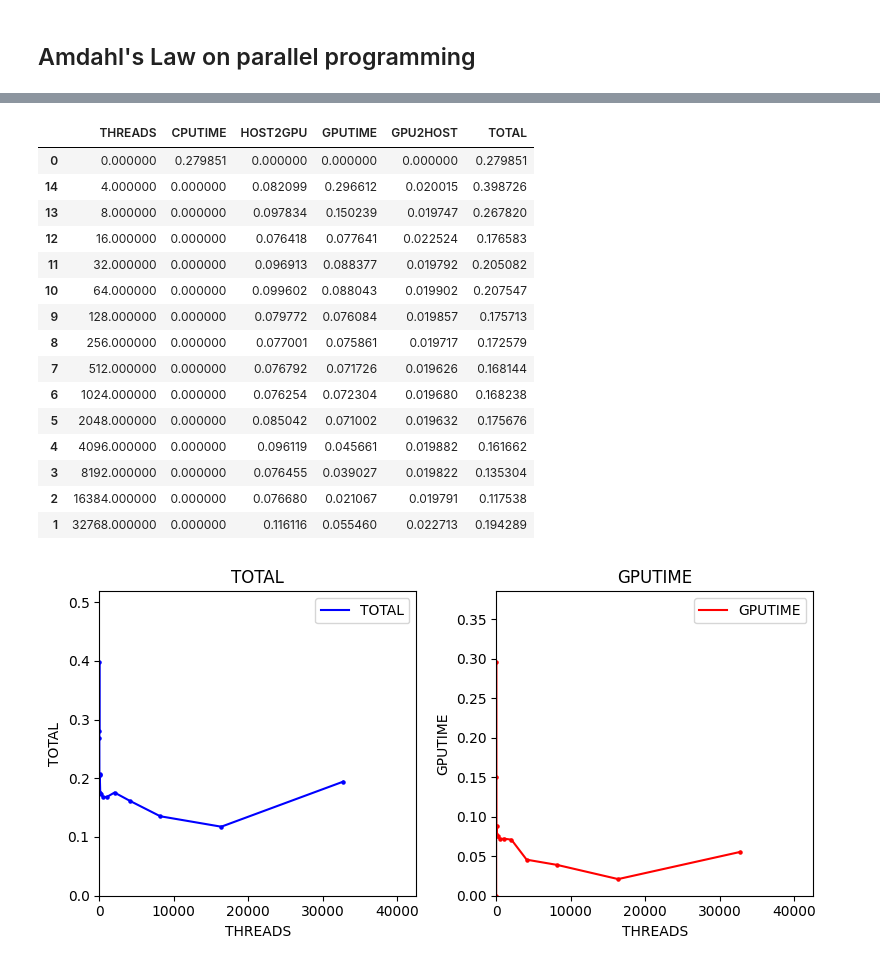
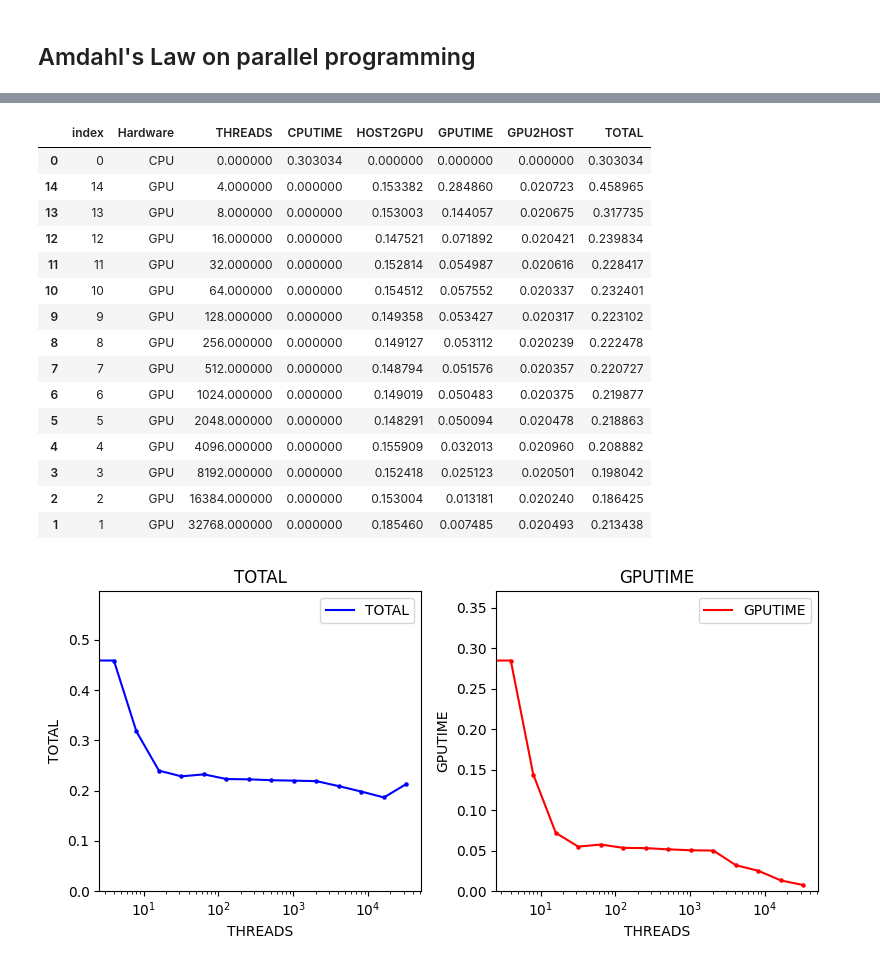
Before and after one commit to CS203UCR/2024fa, a Jupyter notebook: demo/amdahlslaw/amdahlslaw.ipynb, the cells around one changed output, grey strips where cells are left out. Saved outputs shown, nothing was run; the diff lists cells and outputs as text; code cells hidden in the pictures.

```diff
--- a/demo/amdahlslaw/amdahlslaw.ipynb
+++ b/demo/amdahlslaw/amdahlslaw.ipynb
@@ -195,24 +219,24 @@ sys     0m0.164s
 # %%
 df = render_csv("./vmul/vmul.csv")
 df["TOTAL"] = df["CPUTIME"] + df["HOST2GPU"] + df["GPUTIME"] + df["GPU2HOST"]
 df = df.sort_values(by=["THREADS"], ascending=True)
 display_df_mono(df)
-plotPE(df=df, lines=True, what=[ ('THREADS', "TOTAL"), ('THREADS', "GPUTIME")], columns=2)
+plotPE(df=df, logx=2, lines=True, what=[ ('THREADS', "TOTAL"), ('THREADS', "GPUTIME")], columns=2)
 # %% [output]
-|  | THREADS | CPUTIME | HOST2GPU | GPUTIME | GPU2HOST | TOTAL |
-| 0 | 0.000000 | 0.279851 | 0.000000 | 0.000000 | 0.000000 | 0.279851 |
-| 14 | 4.000000 | 0.000000 | 0.082099 | 0.296612 | 0.020015 | 0.398726 |
-| 13 | 8.000000 | 0.000000 | 0.097834 | 0.150239 | 0.019747 | 0.267820 |
-| 12 | 16.000000 | 0.000000 | 0.076418 | 0.077641 | 0.022524 | 0.176583 |
-| 11 | 32.000000 | 0.000000 | 0.096913 | 0.088377 | 0.019792 | 0.205082 |
-| 10 | 64.000000 | 0.000000 | 0.099602 | 0.088043 | 0.019902 | 0.207547 |
-| 9 | 128.000000 | 0.000000 | 0.079772 | 0.076084 | 0.019857 | 0.175713 |
-| 8 | 256.000000 | 0.000000 | 0.077001 | 0.075861 | 0.019717 | 0.172579 |
-| 7 | 512.000000 | 0.000000 | 0.076792 | 0.071726 | 0.019626 | 0.168144 |
-| 6 | 1024.000000 | 0.000000 | 0.076254 | 0.072304 | 0.019680 | 0.168238 |
-| 5 | 2048.000000 | 0.000000 | 0.085042 | 0.071002 | 0.019632 | 0.175676 |
-| 4 | 4096.000000 | 0.000000 | 0.096119 | 0.045661 | 0.019882 | 0.161662 |
-| 3 | 8192.000000 | 0.000000 | 0.076455 | 0.039027 | 0.019822 | 0.135304 |
-| 2 | 16384.000000 | 0.000000 | 0.076680 | 0.021067 | 0.019791 | 0.117538 |
-| 1 | 32768.000000 | 0.000000 | 0.116116 | 0.055460 | 0.022713 | 0.194289 |
+|  | index | Hardware | THREADS | CPUTIME | HOST2GPU | GPUTIME | GPU2HOST | TOTAL |
+| 0 | 0 | CPU | 0.000000 | 0.303034 | 0.000000 | 0.000000 | 0.000000 | 0.303034 |
+| 14 | 14 | GPU | 4.000000 | 0.000000 | 0.153382 | 0.284860 | 0.020723 | 0.458965 |
+| 13 | 13 | GPU | 8.000000 | 0.000000 | 0.153003 | 0.144057 | 0.020675 | 0.317735 |
+| 12 | 12 | GPU | 16.000000 | 0.000000 | 0.147521 | 0.071892 | 0.020421 | 0.239834 |
+| 11 | 11 | GPU | 32.000000 | 0.000000 | 0.152814 | 0.054987 | 0.020616 | 0.228417 |
+| 10 | 10 | GPU | 64.000000 | 0.000000 | 0.154512 | 0.057552 | 0.020337 | 0.232401 |
+| 9 | 9 | GPU | 128.000000 | 0.000000 | 0.149358 | 0.053427 | 0.020317 | 0.223102 |
+| 8 | 8 | GPU | 256.000000 | 0.000000 | 0.149127 | 0.053112 | 0.020239 | 0.222478 |
+| 7 | 7 | GPU | 512.000000 | 0.000000 | 0.148794 | 0.051576 | 0.020357 | 0.220727 |
+| 6 | 6 | GPU | 1024.000000 | 0.000000 | 0.149019 | 0.050483 | 0.020375 | 0.219877 |
+| 5 | 5 | GPU | 2048.000000 | 0.000000 | 0.148291 | 0.050094 | 0.020478 | 0.218863 |
+| 4 | 4 | GPU | 4096.000000 | 0.000000 | 0.155909 | 0.032013 | 0.020960 | 0.208882 |
+| 3 | 3 | GPU | 8192.000000 | 0.000000 | 0.152418 | 0.025123 | 0.020501 | 0.198042 |
+| 2 | 2 | GPU | 16384.000000 | 0.000000 | 0.153004 | 0.013181 | 0.020240 | 0.186425 |
+| 1 | 1 | GPU | 32768.000000 | 0.000000 | 0.185460 | 0.007485 | 0.020493 | 0.213438 |
-[figure, old version]
+[figure, new version]
```
Also changed, not shown: parts of 34 cells of this notebook.
